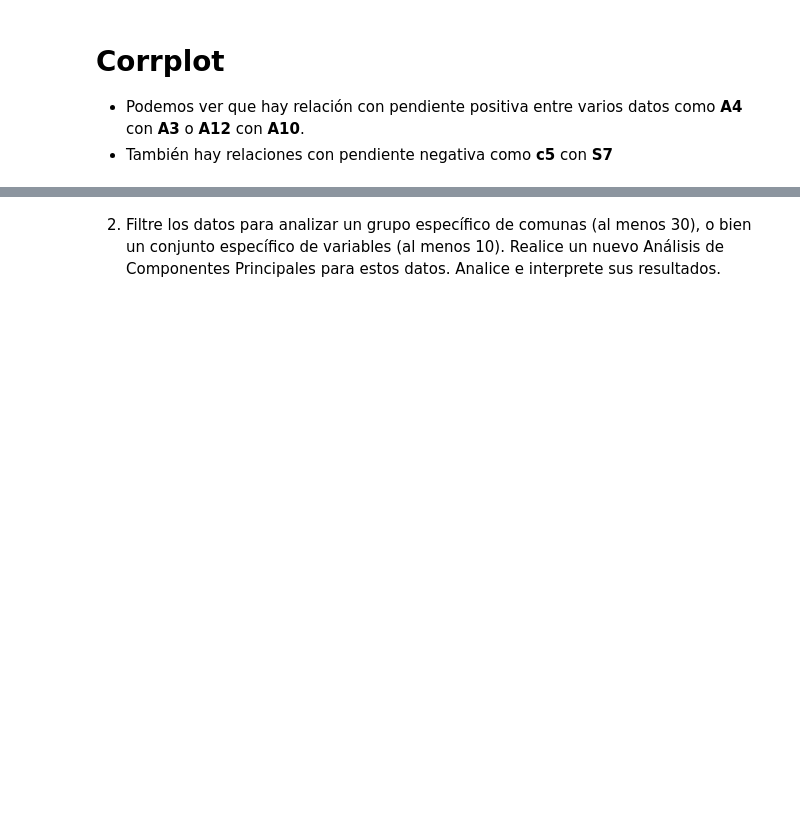
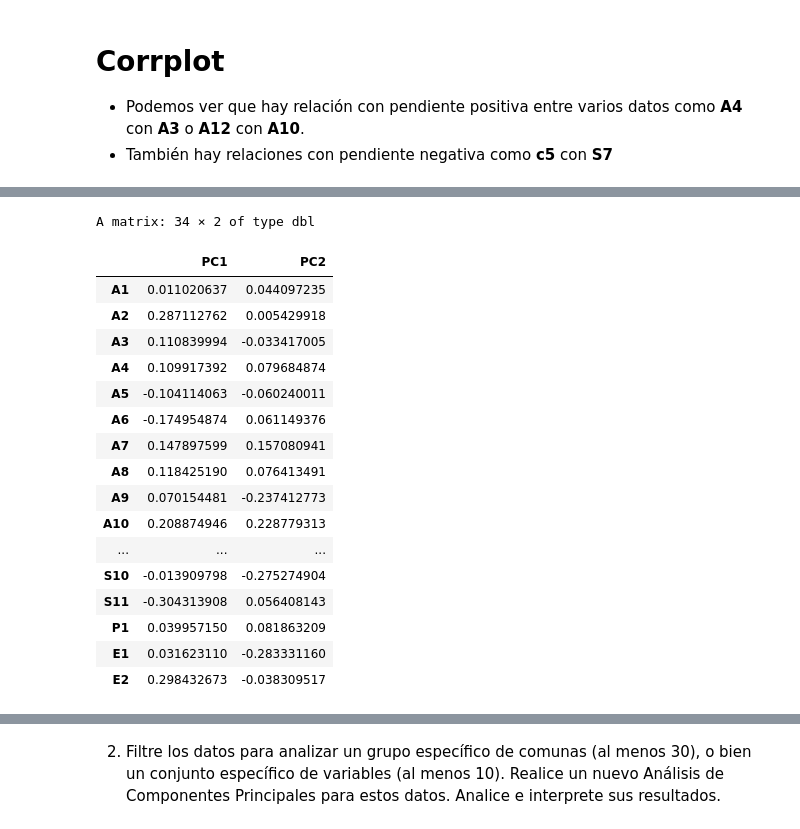
Before and after one commit to Nicol-Huaiquil/INFO257_PCA, a Jupyter notebook: PCA.ipynb, the cells around one changed output, grey strips where cells are left out. Drawn from its saved outputs; the diff is of its cells as text; code cells hidden in the pictures; blank space fills up the shorter version.

```diff
--- a/PCA.ipynb
+++ b/PCA.ipynb
@@ -560,0 +654,27 @@ corrplot(mcor)
+# %%
+w <- -comunas.eigen$vectors[,1:2]
+row.names(w) <- colnames(datosGenerales) #c("Murder", "Assault", "UrbanPop", "Rape")
+
+#vector propio 1 y 2
+colnames(w) <- c("PC1", "PC2")
+
+w
+# %% [output]
+A matrix: 34 × 2 of type dbl
+|  | PC1 | PC2 |
+| A1 | 0.011020637 | 0.044097235 |
+| A2 | 0.287112762 | 0.005429918 |
+| A3 | 0.110839994 | -0.033417005 |
+| A4 | 0.109917392 | 0.079684874 |
+| A5 | -0.104114063 | -0.060240011 |
+| A6 | -0.174954874 | 0.061149376 |
+| A7 | 0.147897599 | 0.157080941 |
+| A8 | 0.118425190 | 0.076413491 |
+| A9 | 0.070154481 | -0.237412773 |
+| A10 | 0.208874946 | 0.228779313 |
+| ... | ... | ... |
+| S10 | -0.013909798 | -0.275274904 |
+| S11 | -0.304313908 | 0.056408143 |
+| P1 | 0.039957150 | 0.081863209 |
+| E1 | 0.031623110 | -0.283331160 |
+| E2 | 0.298432673 | -0.038309517 |
```
Also changed, not shown: parts of 7 cells of this notebook.
